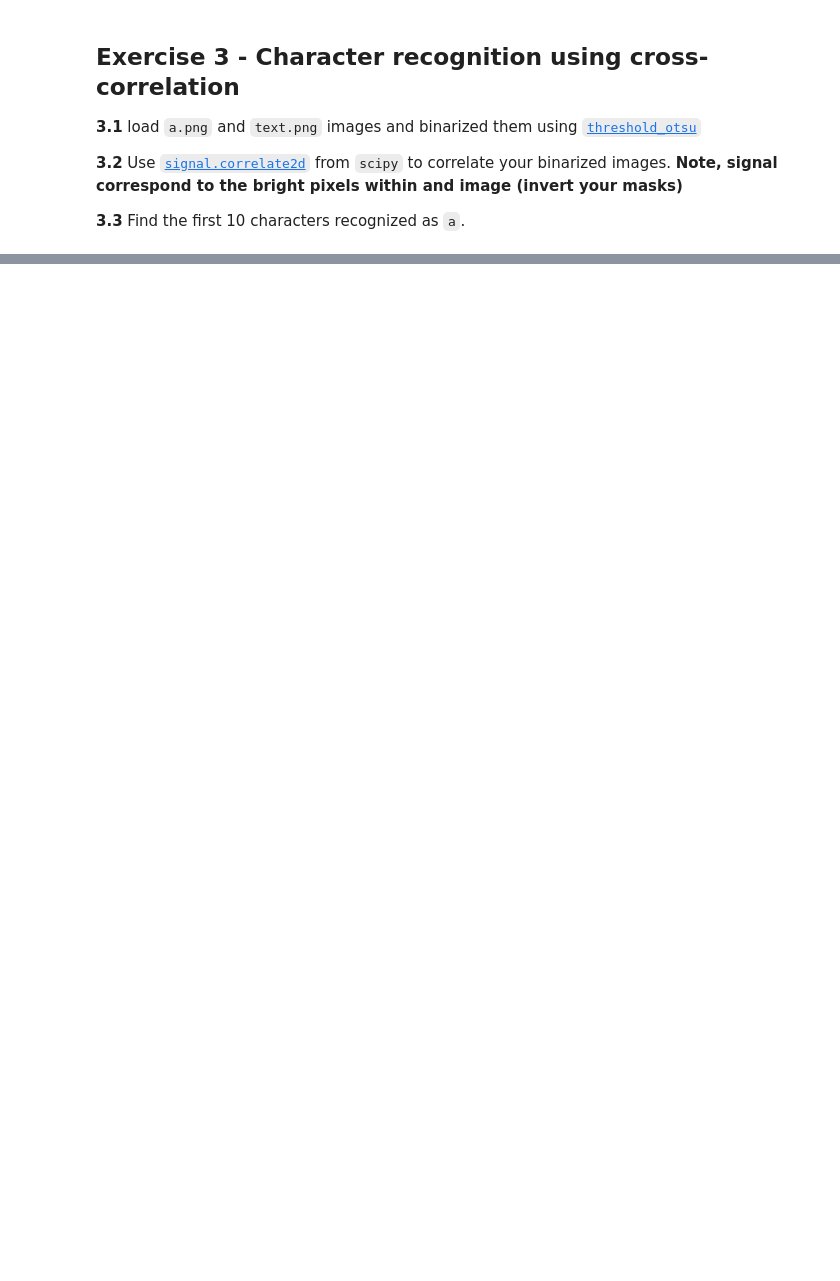
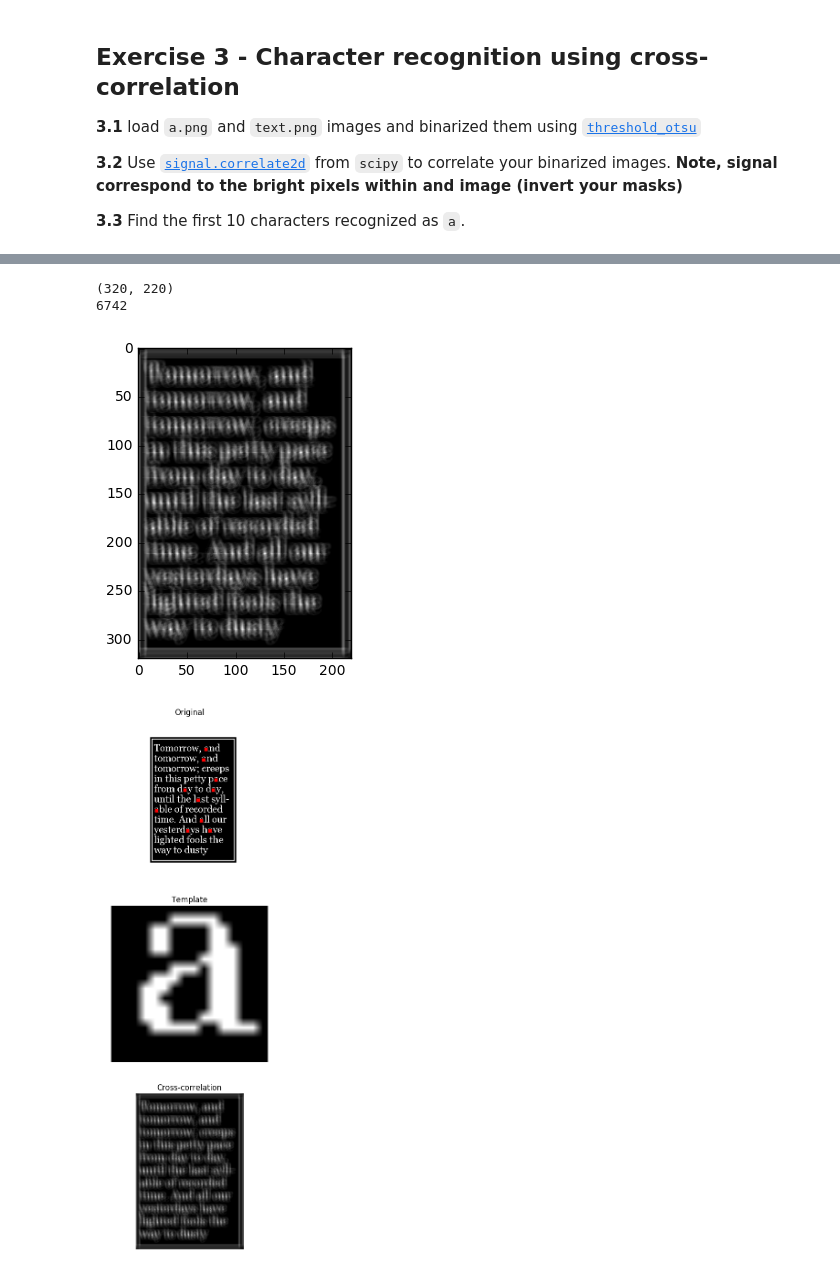
Before and after one commit to daniglezad/DSP-TP-1617, a Jupyter notebook: Lab3/python/Lab3.ipynb, the cells around one changed output, grey strips where cells are left out. Saved outputs shown, nothing was run; the diff lists cells and outputs as text; code cells hidden in the pictures; blank space fills up the shorter version.

```diff
--- a/Lab3/python/Lab3.ipynb
+++ b/Lab3/python/Lab3.ipynb
@@ -70,0 +213,35 @@ $$ K = \frac{1.}{256}\begin{bmatrix} 1 & 4 & 6 & 4 & 1 \\ 4 & 16 & 24 & 16 & 4 \
+# %%
+from scipy import signal
+corr = signal.correlate2d(text_im,a_im, boundary='symm', mode='same')
+plt.figure()
+plt.imshow(corr, cmap=cm.Greys_r)
+plt.show
+print (corr.shape)
+print (np.argmax(corr))
+
+#So the idea is to take the components of each index, and after that we make that position to be 0
+#so when we do the unravel_index again is not taken into account, so it can compute the next coincidence
+y=np.zeros((10,))
+x=np.zeros((10,))
+for i in range (0,10):
+    y[i], x[i] = np.unravel_index(np.argmax(corr), (corr.shape),  order='C')
+    corr[y[i],x[i]]=0
+
+fig, (ax_orig, ax_template, ax_corr) = plt.subplots(3, 1,figsize=(6, 15))
+ax_orig.imshow(text_im, cmap='gray')
+ax_orig.set_title('Original')
+ax_orig.set_axis_off()
+ax_template.imshow(a_im, cmap='gray')
+ax_template.set_title('Template')
+ax_template.set_axis_off()
+ax_corr.imshow(corr, cmap='gray')
+ax_corr.set_title('Cross-correlation')
+ax_corr.set_axis_off()
+ax_orig.plot(x, y, 'rs')   #we are plotting now the whole array of coincidences
+
+fig.show()
+# %% [output]
+(320, 220)
+6742
+[figure, added]
+[figure, added]
```
Also changed, not shown: parts of 6 cells of this notebook.
